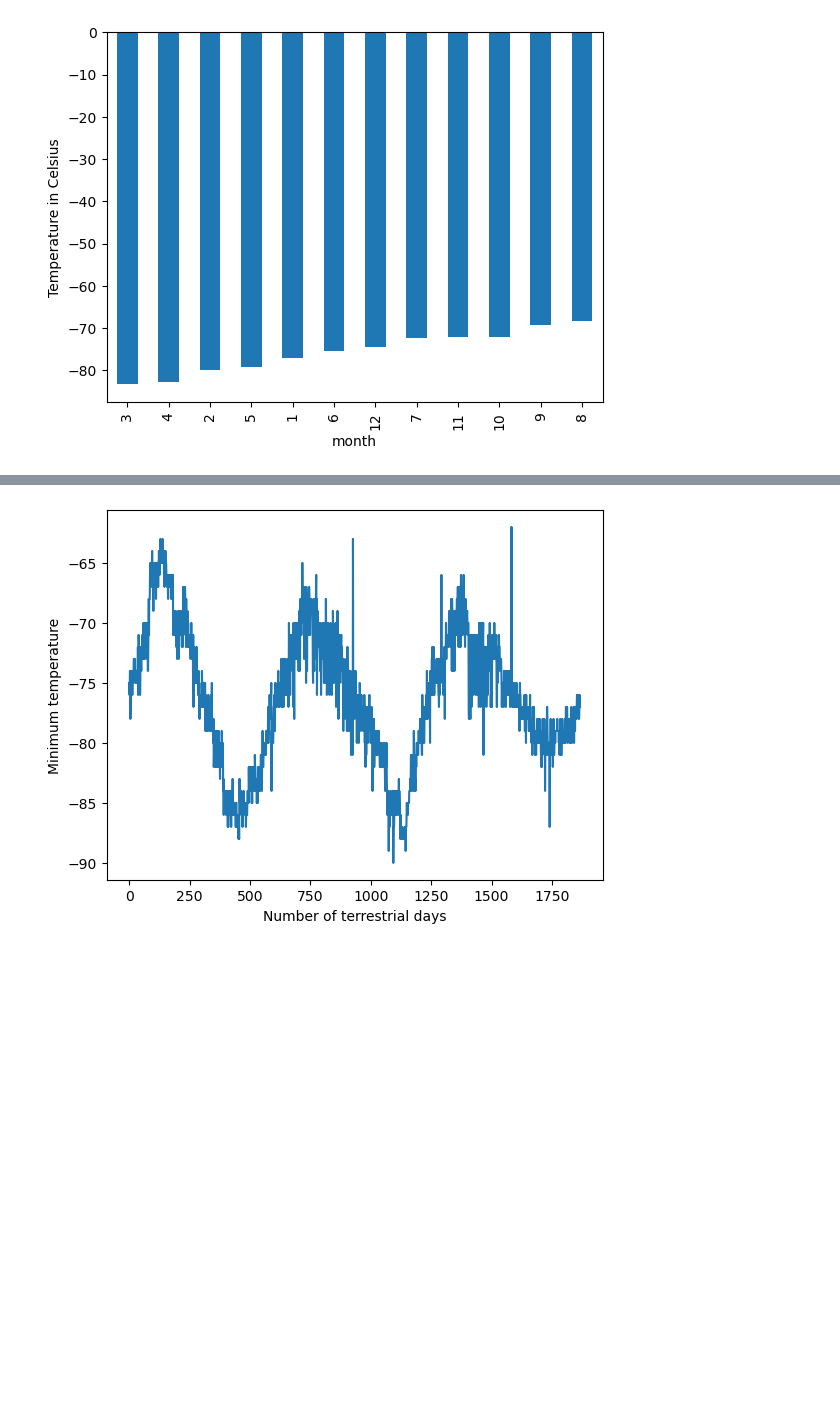
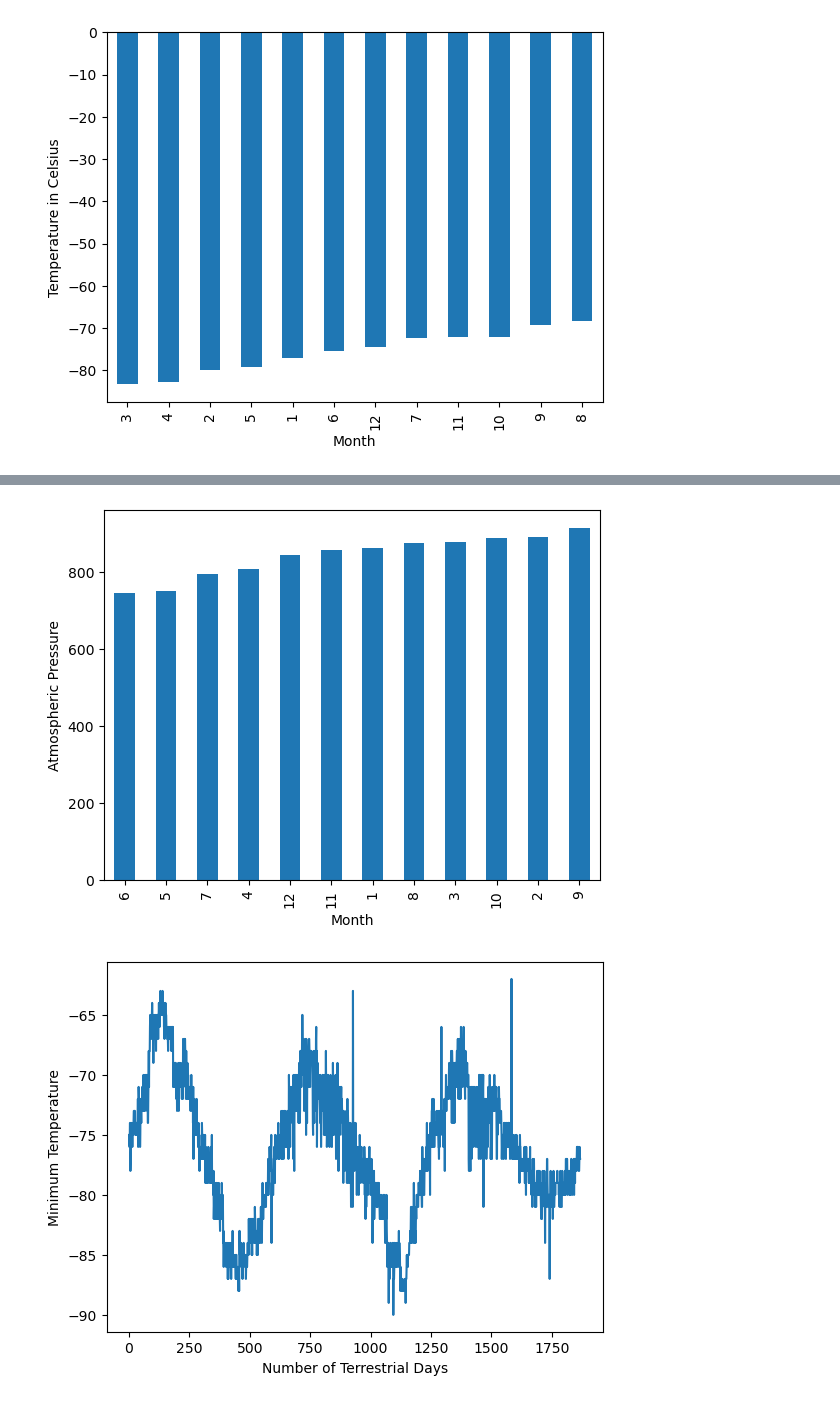
Before and after one commit to nbscarth/web-scraping-challenge, a Jupyter notebook: part_2_mars_weather.ipynb, the cells around one changed output, grey strips where cells are left out. Cells and saved outputs as stored; diff of their text form; code cells hidden in the pictures; blank space fills up the shorter version.

```diff
--- a/part_2_mars_weather.ipynb
+++ b/part_2_mars_weather.ipynb
@@ -47,7 +47,6 @@ Assemble the scraped data into a Pandas DataFrame. The columns should have the s
 # %%
 # Create an empty list
 mars_data_list = []
-mars_headers = []
 
 # Loop through the scraped data to create a list of rows
 for row in table_rows:
@@ -56,17 +55,11 @@ for row in table_rows:
     data = row.find_all('td')
     data_text = [d.text.strip() for d in data]
     mars_data_list.append(data_text)
-
-    # Header Row
-    headers = row.find_all('th')
-    headers_text = [header.text.strip() for header in headers]
-    if headers_text != []:
-        mars_headers.append(headers_text)
 # %%
 # Create a Pandas DataFrame by using the list of rows and a list of the column names
 mars_df = pd.DataFrame(mars_data_list)
 mars_df = mars_df.iloc[1:]
-mars_df.columns = mars_headers
+mars_df.columns = ["id", "terrestrial_date", "sol", "ls", "month", "min_temp", "pressure"]
 # %%
 # Confirm DataFrame was created successfully
 mars_df.head()
@@ -190,4 +180,6 @@ Name: min_temp, dtype: float64
 [figure]
 # %%
 # 4. Average pressure by Martian month
+pressure_by_month = mars_df.loc[:, ["month", "pressure"]].groupby(["month"]).mean()
+pressure_by_month
 # %% [output]
@@ -212,2 +200,9 @@ Name: pressure, dtype: float64
+# %%
+# Plot the average pressure by month
+sorted_pressure_by_month = pressure_by_month.sort_values(by=["pressure"], ascending=True)
+sorted_pressure_by_month.plot(kind="bar", xlabel="Month", ylabel="Atmospheric Pressure", legend=False)
+plt.show()
+# %% [output]
+[figure, added]
 # %%
 # 5. How many terrestrial (earth) days are there in a Martian year?
```
Also changed, not shown: parts of 10 cells of this notebook, 1 other file.
